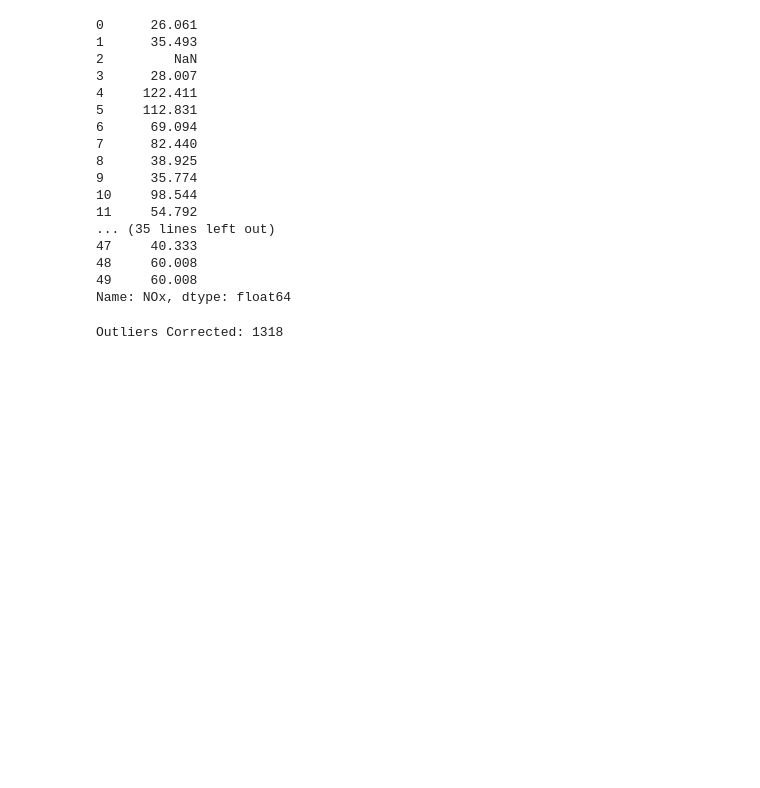
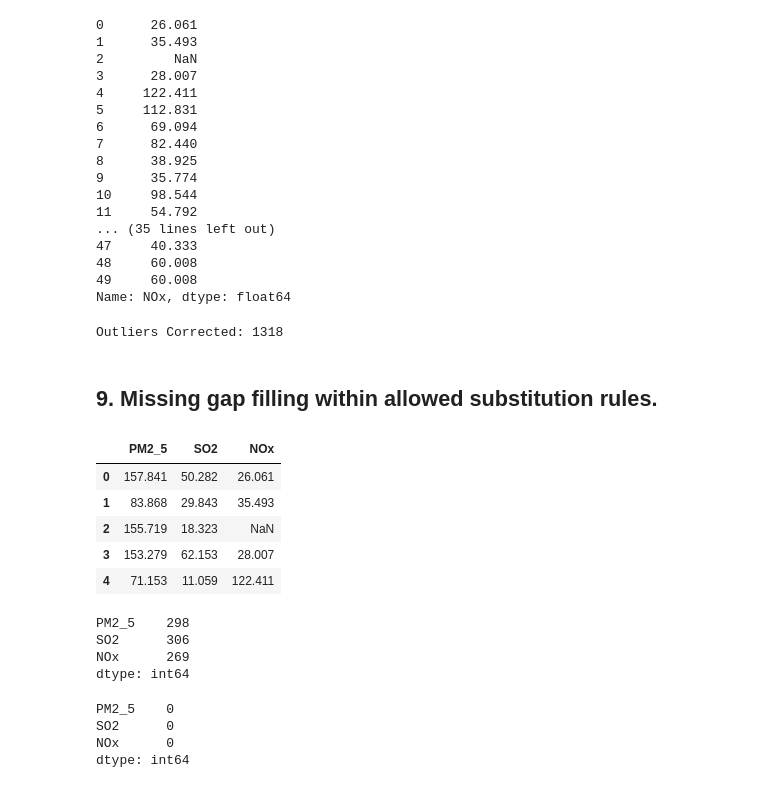
Before and after one commit to Sudipta3101/Pollution-Controls-Data-Cleaning-Transformation-, a Jupyter notebook: pollution.ipynb, the cells around one changed output. Drawn from its saved outputs; the diff is of its cells as text; code cells hidden in the pictures; blank space fills up the shorter version.

```diff
--- a/pollution.ipynb
+++ b/pollution.ipynb
@@ -556,3 +567,21 @@ Name: NOx, dtype: float64
 print("\nOutliers Corrected:", outliers.sum())
 # %% [output]
 Outliers Corrected: 1318
+# %% [markdown]
+## 9. Missing gap filling within allowed substitution rules.
+# %%
+df[["PM2_5", "SO2", "NOx"]].head()
+# %% [output]
+|  | PM2_5 | SO2 | NOx |
+| 0 | 157.841 | 50.282 | 26.061 |
+| 1 | 83.868 | 29.843 | 35.493 |
+| 2 | 155.719 | 18.323 | NaN |
+| 3 | 153.279 | 62.153 | 28.007 |
+| 4 | 71.153 | 11.059 | 122.411 |
+# %%
+df[["PM2_5", "SO2", "NOx"]].isnull().sum()
+# %% [output]
+PM2_5    298
+SO2      306
+NOx      269
+dtype: int64
@@ -558,0 +592,7 @@ Outliers Corrected: 1318
+# %%
+df[["PM2_5", "SO2", "NOx"]].isnull().sum()
+# %% [output]
+PM2_5    0
+SO2      0
+NOx      0
+dtype: int64
```
Also changed, not shown: parts of 73 cells of this notebook.
